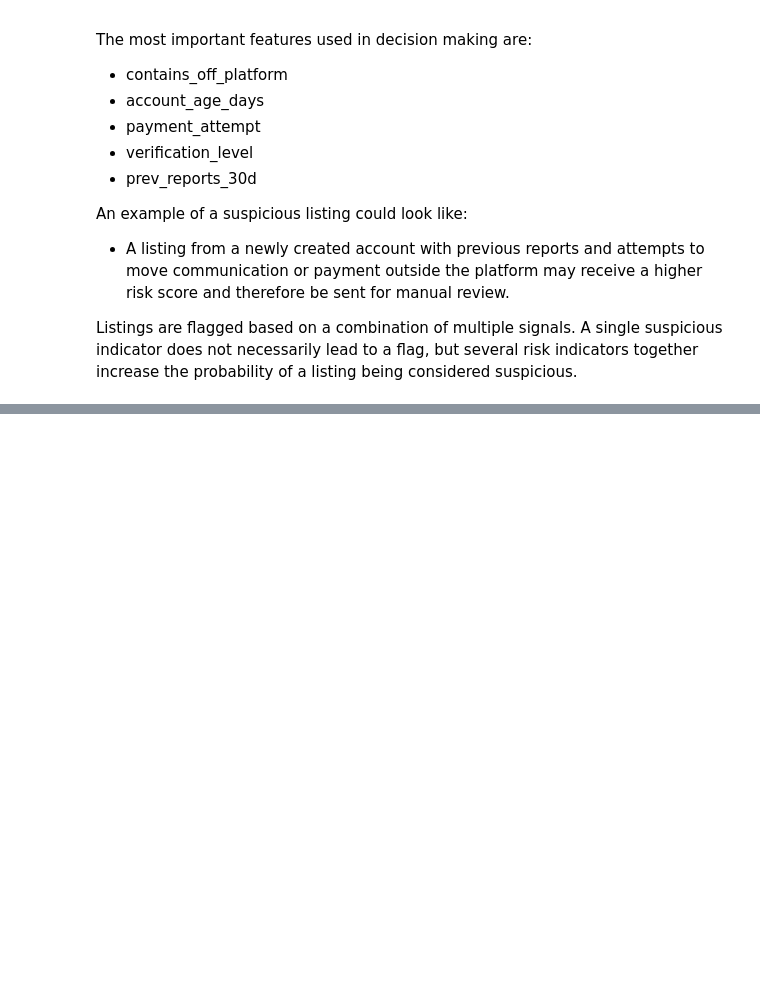
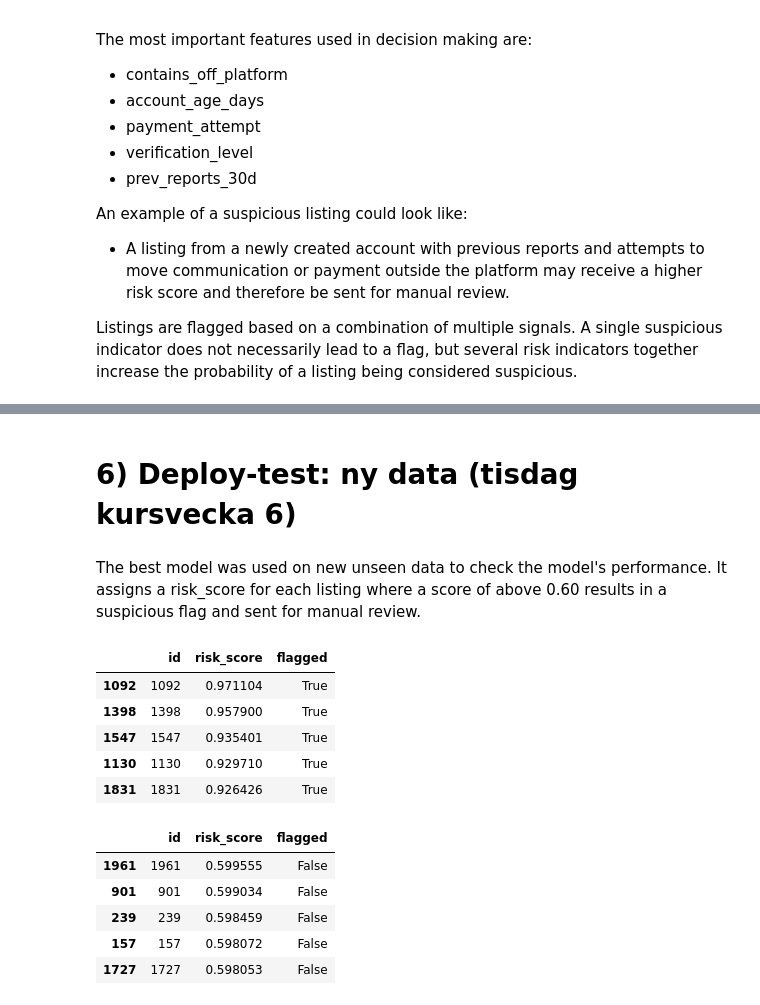
Before and after one commit to markusgunnar/ML_Group_exam, a Jupyter notebook: report_clean.ipynb, the cells around one changed output, grey strips where cells are left out. Saved outputs shown, nothing was run; the diff lists cells and outputs as text; code cells hidden in the pictures; blank space fills up the shorter version.

```diff
--- a/report_clean.ipynb
+++ b/report_clean.ipynb
@@ -405,0 +455,49 @@ Listings are flagged based on a combination of multiple signals. A single suspic
+# %% [markdown]
+# 6) Deploy-test: ny data (tisdag kursvecka 6)
+# %% [markdown]
+The best model was used on new unseen data to check the model's performance. It assigns a risk_score for each listing where a score of above 0.60 results in a suspicious flag and sent for manual review.
+# %%
+# Load the new data
+new_df = pd.read_csv("Project/Data/new_data.csv")
+
+# Add the flags for missing values
+new_df["missing_region"] = new_df["region"].isna().astype(int)
+new_df["missing_price"] = new_df["price"].isna().astype(int)
+new_df["missing_response"] = (
+    new_df["time_to_first_response_min"].isna().astype(int)
+)
+
+# Predict proba
+risk_scores = best_log_reg.predict_proba(new_df)[:,1]
+
+new_df["risk_score"] = risk_scores
+
+new_df["flagged"] = (
+    new_df["risk_score"] >= 0.60
+)
+
+priority_list = (
+    new_df[
+        ["id","risk_score","flagged"]
+    ]
+    .sort_values(
+        "risk_score",
+        ascending=False
+    )
+)
+
+display(priority_list[priority_list["flagged"] == True].head())
+display(priority_list[priority_list["flagged"] == False].head())
+# %% [output]
+|  | id | risk_score | flagged |
+| 1092 | 1092 | 0.971104 | True |
+| 1398 | 1398 | 0.957900 | True |
+| 1547 | 1547 | 0.935401 | True |
+| 1130 | 1130 | 0.929710 | True |
+| 1831 | 1831 | 0.926426 | True |
+|  | id | risk_score | flagged |
+| 1961 | 1961 | 0.599555 | False |
+| 901 | 901 | 0.599034 | False |
+| 239 | 239 | 0.598459 | False |
+| 157 | 157 | 0.598072 | False |
+| 1727 | 1727 | 0.598053 | False |
```
Also changed, not shown: parts of 12 cells of this notebook, 5 other files.
